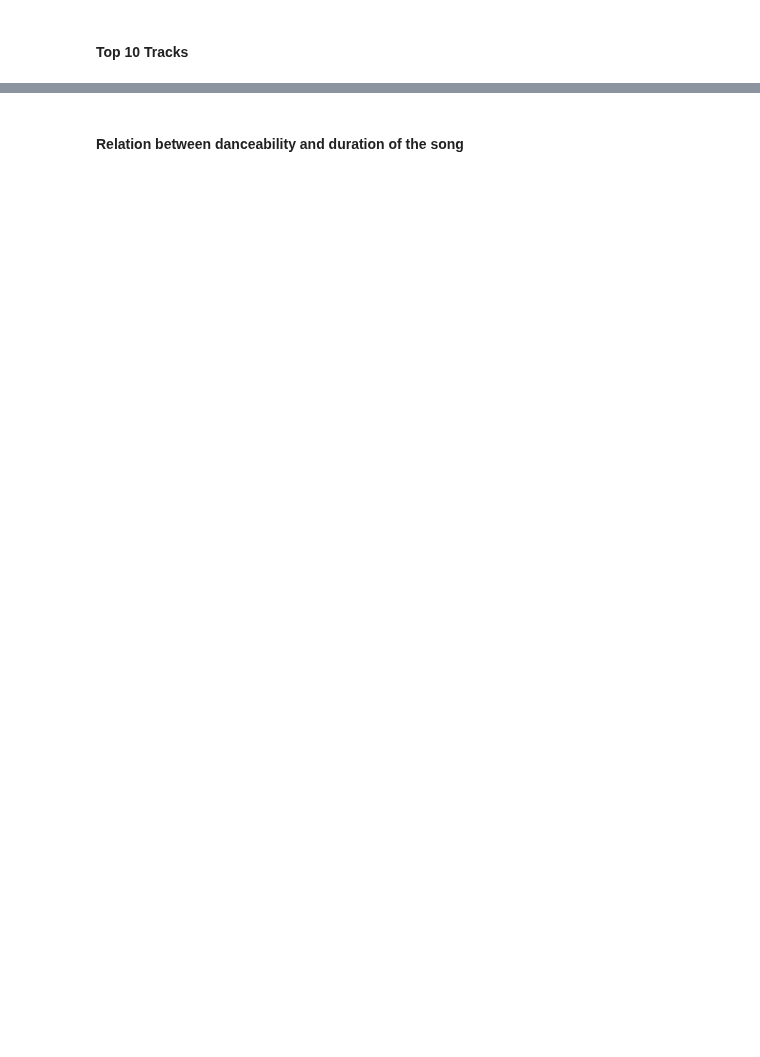
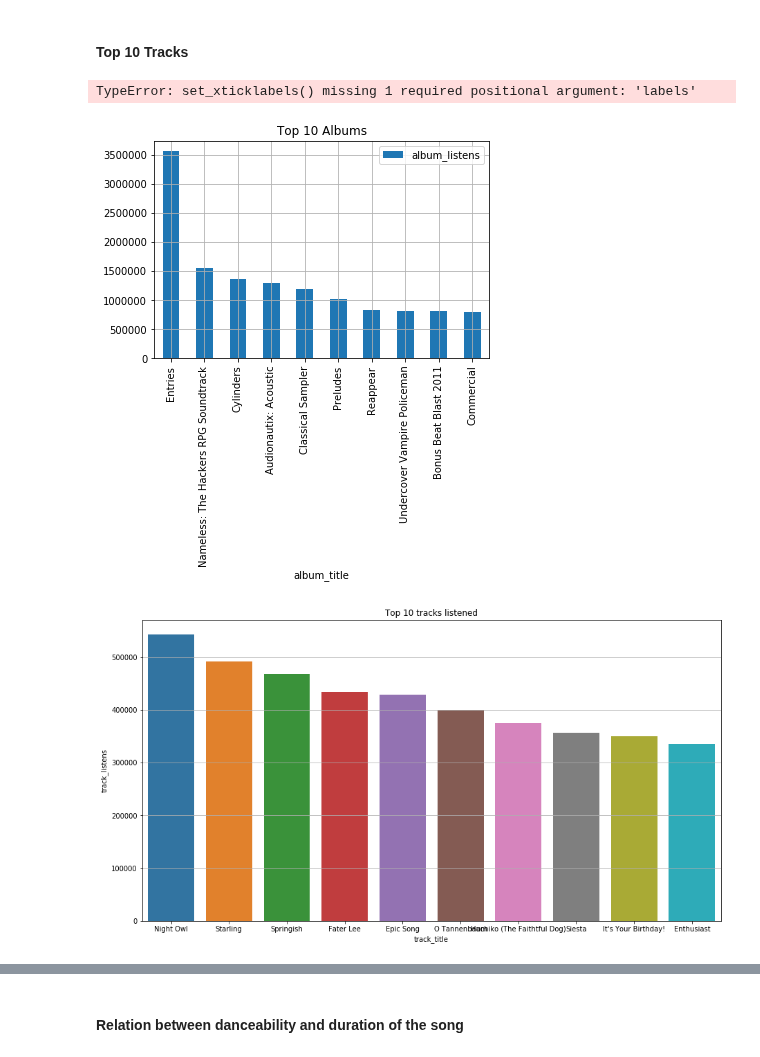
Before and after one commit to AndresMontero/Project, a Jupyter notebook: songs.ipynb, the cells around one changed output, grey strips where cells are left out. Cells and saved outputs as stored; diff of their text form; code cells hidden in the pictures; blank space fills up the shorter version.

```diff
--- a/songs.ipynb
+++ b/songs.ipynb
@@ -301,13 +442,18 @@ plt.grid()
 # %%
 tracks_grouped = tracks_df.groupby(tracks_df['track_id']) \
                           .first()[['track_title', 'track_listens']]
 tracks_top10 = tracks_grouped.sort_values(by='track_listens',
                                           ascending=False).head(10)
 
 albums_top10.plot(x='album_title', kind='bar', title="Top 10 Albums")
 plt.grid()
 plt.figure(figsize=(15, 8))
 plt.title("Top 10 tracks listened")
 plt.grid()
 ax = sns.barplot(x='track_title', y= 'track_listens',
                  data=tracks_top10)
+ax.set_xticklabels(rotation=30)
+# %% [output]
+TypeError: set_xticklabels() missing 1 required positional argument: 'labels'
+[figure, added]
+[figure, added]
```
Also changed, not shown: parts of 17 cells of this notebook.
